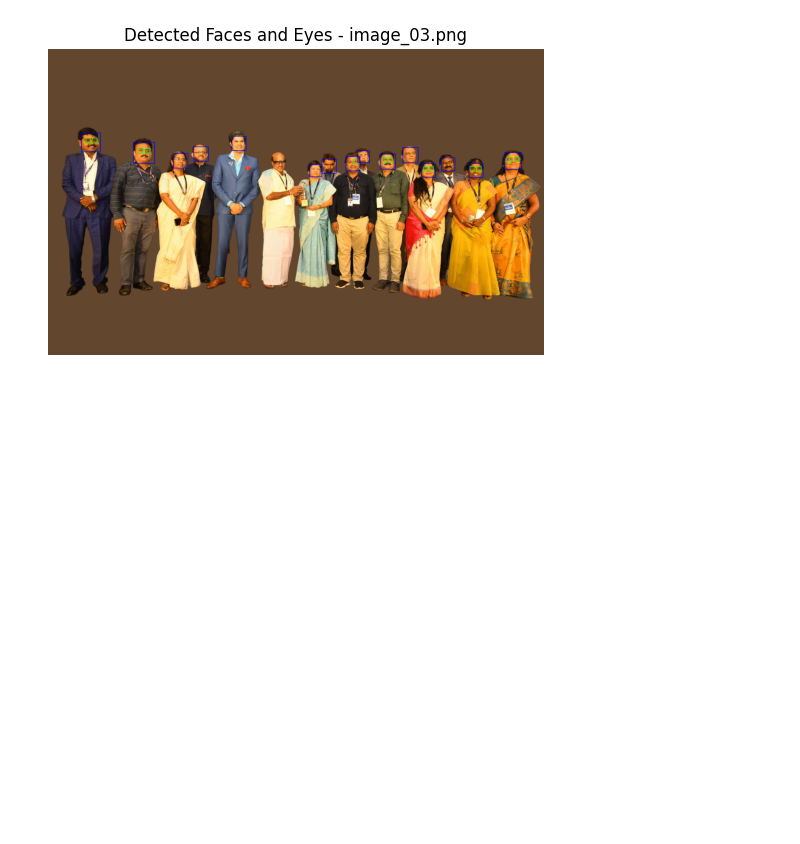
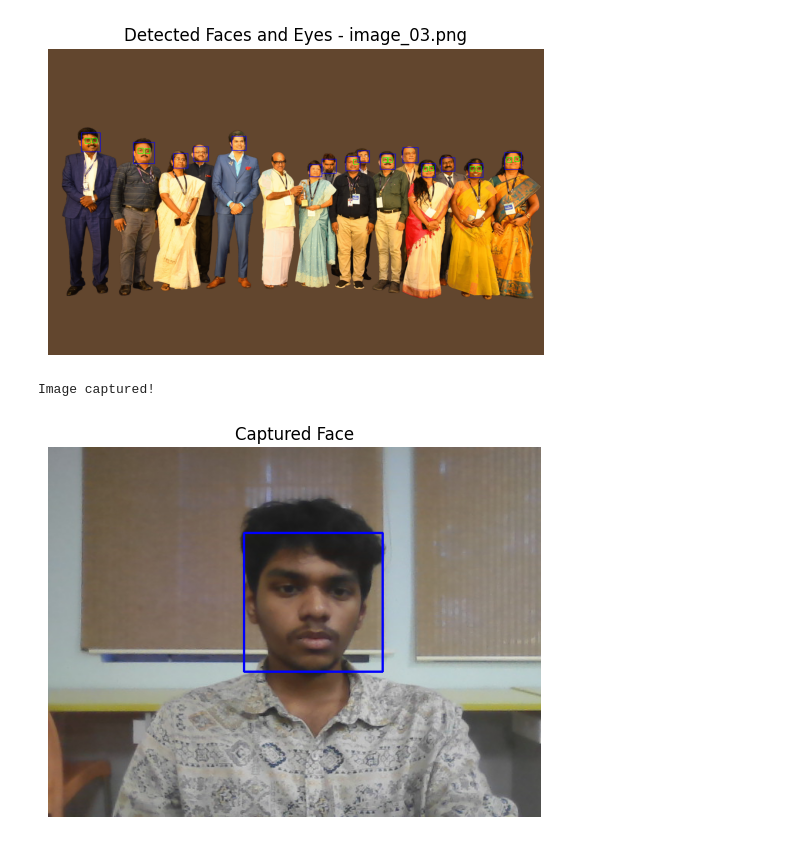
Before and after one commit to nithilans060306/Face-Detection-with-Haar-Cascades, a Jupyter notebook: face.ipynb, the cells around one changed output. Cells and saved outputs as stored; diff of their text form; code cells hidden in the pictures; blank space fills up the shorter version.

```diff
--- a/face.ipynb
+++ b/face.ipynb
@@ -37,3 +38,46 @@ for img_path in images:
 [figure]
 [figure]
 [figure]
+# %%
+cap = cv2.VideoCapture(0)
+captured_frame = None  # store the frame you capture
+
+while True:
+    ret, frame = cap.read()
+    if not ret:
+        break
+
+    gray = cv2.cvtColor(frame, cv2.COLOR_BGR2GRAY)
+    faces = face_cascade.detectMultiScale(gray, scaleFactor=1.1, minNeighbors=5)
+
+    for (x, y, w, h) in faces:
+        cv2.rectangle(frame, (x, y), (x + w, y + h), (255, 0, 0), 2)
+
+    cv2.imshow('Video Face Detection', frame)
+
+    key = cv2.waitKey(1) & 0xFF
+    if key == ord('q'):
+        break
+    elif key == ord('s'):
+        captured_frame = frame.copy()
+        print("Image captured!")
+        break
+
+cap.release()
+cv2.destroyAllWindows()
+
+# Save after releasing the camera
+if captured_frame is not None:
+    cv2.imwrite('captured_face.png', captured_frame)
+    time.sleep(0.3)  # small pause to ensure file is written
+    captured_image = cv2.imread('captured_face.png')
+
+    plt.imshow(cv2.cvtColor(captured_image, cv2.COLOR_BGR2RGB))
+    plt.title('Captured Face')
+    plt.axis('off')
+    plt.show()
+else:
+    print("No image was captured. Press 's' while camera was open.")
+# %% [output]
+Image captured!
+[figure, added]
```
Also changed, not shown: parts of 1 cell of this notebook, 1 other file.
